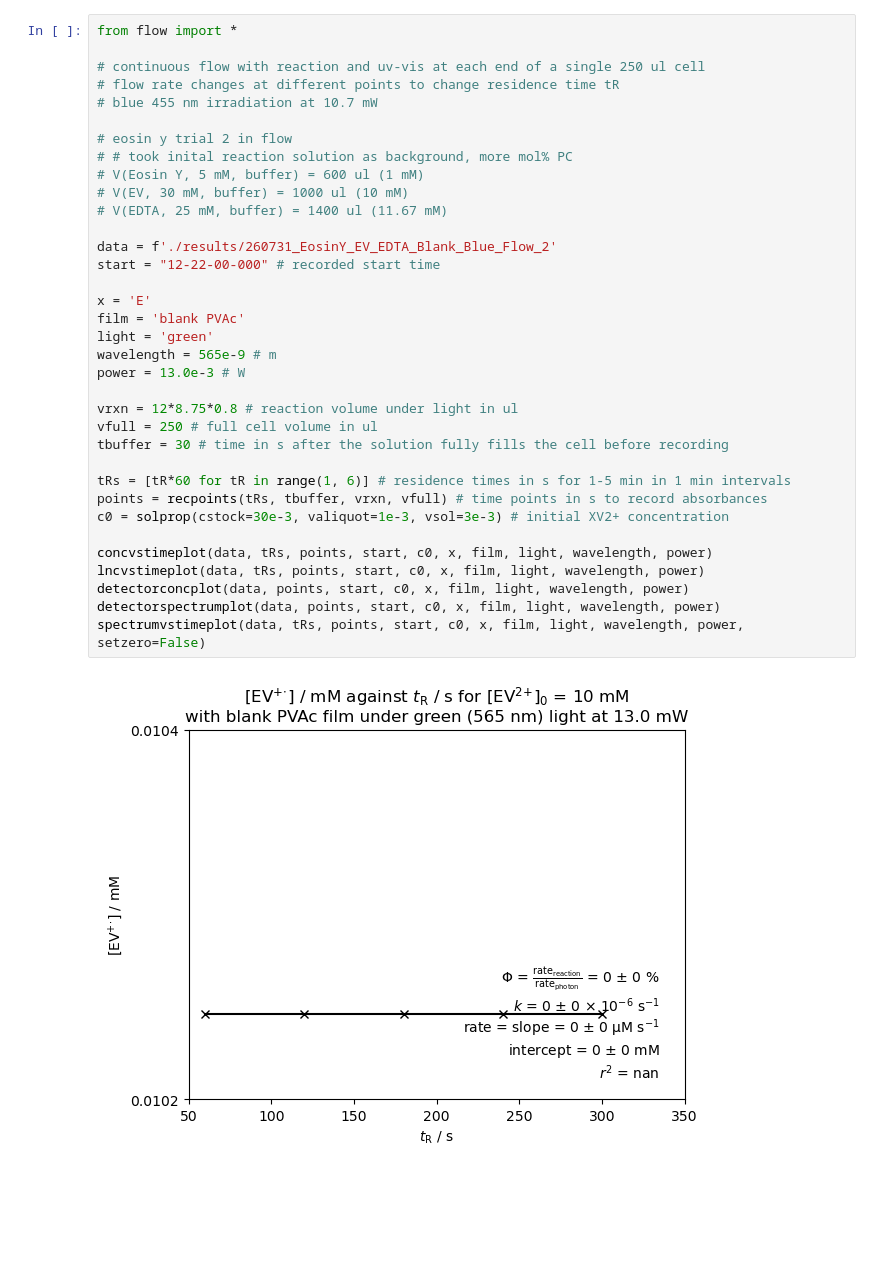
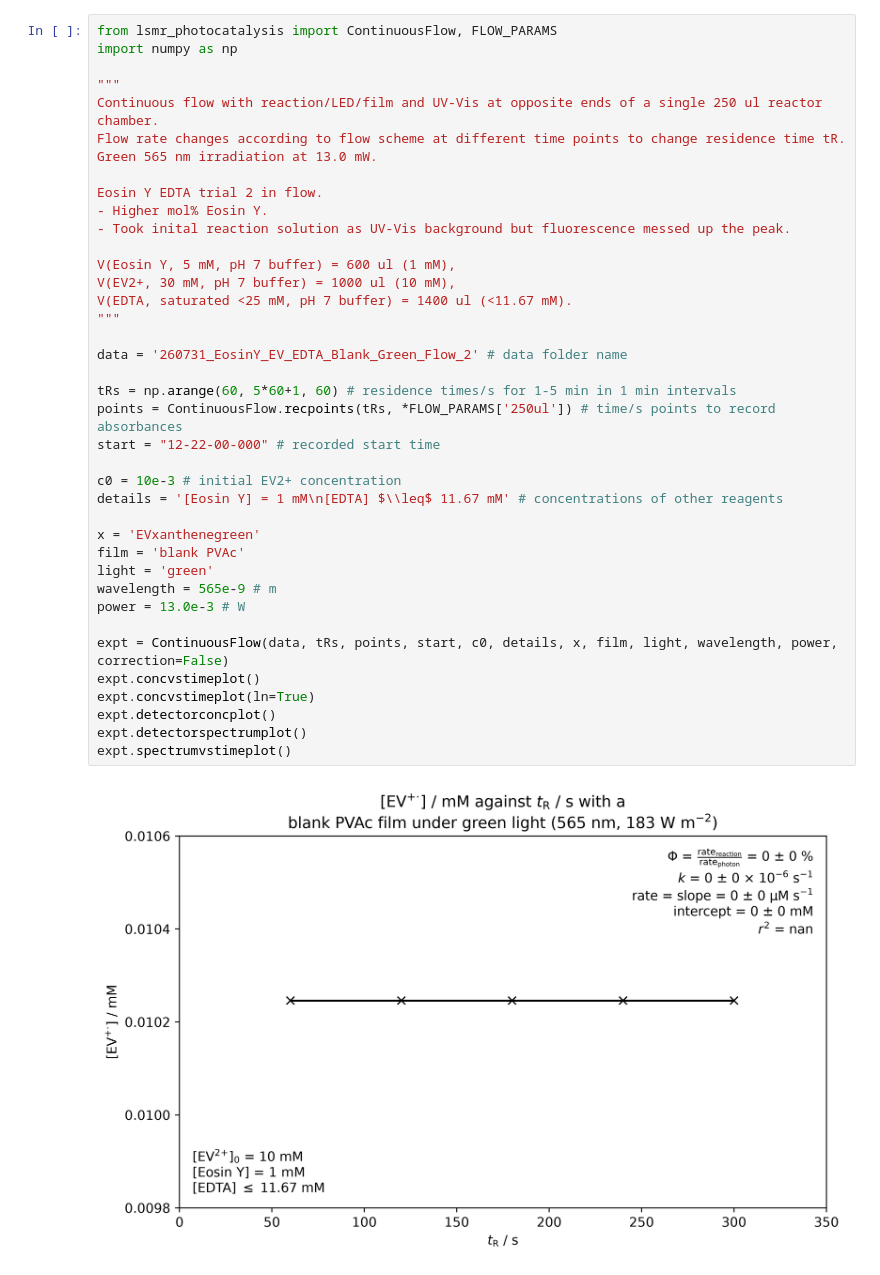
Before and after one commit to Cambridge-PAM/lsmr-photocatalysis, a Jupyter notebook: notebooks/eosiny/260731_flow_green_eosiny_1_ev_10_edta_11.67.ipynb, the cells around one changed output. Drawn from its saved outputs; the diff is of its cells as text; blank space fills up the shorter version.

```diff
--- a/notebooks/eosiny/260731_flow_green_eosiny_1_ev_10_edta_11.67.ipynb
+++ b/notebooks/eosiny/260731_flow_green_eosiny_1_ev_10_edta_11.67.ipynb
@@ -1,37 +1,41 @@
 # %%
-from flow import *
+from lsmr_photocatalysis import ContinuousFlow, FLOW_PARAMS
+import numpy as np
 
-# continuous flow with reaction and uv-vis at each end of a single 250 ul cell
-# flow rate changes at different points to change residence time tR
-# blue 455 nm irradiation at 10.7 mW
+"""
+Continuous flow with reaction/LED/film and UV-Vis at opposite ends of a single 250 ul reactor chamber.
+Flow rate changes according to flow scheme at different time points to change residence time tR.
+Green 565 nm irradiation at 13.0 mW.
 
-# eosin y trial 2 in flow
-# # took inital reaction solution as background, more mol% PC
-# V(Eosin Y, 5 mM, buffer) = 600 ul (1 mM)
-# V(EV, 30 mM, buffer) = 1000 ul (10 mM)
-# V(EDTA, 25 mM, buffer) = 1400 ul (11.67 mM)
+Eosin Y EDTA trial 2 in flow.
+- Higher mol% Eosin Y.
+- Took inital reaction solution as UV-Vis background but fluorescence messed up the peak.
 
-data = f'./results/260731_EosinY_EV_EDTA_Blank_Blue_Flow_2'
+V(Eosin Y, 5 mM, pH 7 buffer) = 600 ul (1 mM),
+V(EV2+, 30 mM, pH 7 buffer) = 1000 ul (10 mM),
+V(EDTA, saturated <25 mM, pH 7 buffer) = 1400 ul (<11.67 mM).
+"""
+
+data = '260731_EosinY_EV_EDTA_Blank_Green_Flow_2' # data folder name
+
+tRs = np.arange(60, 5*60+1, 60) # residence times/s for 1-5 min in 1 min intervals
+points = ContinuousFlow.recpoints(tRs, *FLOW_PARAMS['250ul']) # time/s points to record absorbances
 start = "12-22-00-000" # recorded start time
 
-x = 'E'
+c0 = 10e-3 # initial EV2+ concentration
+details = '[Eosin Y] = 1 mM\n[EDTA] $\\leq$ 11.67 mM' # concentrations of other reagents
+
+x = 'EVxanthenegreen'
 film = 'blank PVAc'
 light = 'green'
 wavelength = 565e-9 # m
 power = 13.0e-3 # W
 
-vrxn = 12*8.75*0.8 # reaction volume under light in ul
-vfull = 250 # full cell volume in ul
-tbuffer = 30 # time in s after the solution fully fills the cell before recording
-
-tRs = [tR*60 for tR in range(1, 6)] # residence times in s for 1-5 min in 1 min intervals
-points = recpoints(tRs, tbuffer, vrxn, vfull) # time points in s to record absorbances
-c0 = solprop(cstock=30e-3, valiquot=1e-3, vsol=3e-3) # initial XV2+ concentration
-
-concvstimeplot(data, tRs, points, start, c0, x, film, light, wavelength, power)
-lncvstimeplot(data, tRs, points, start, c0, x, film, light, wavelength, power)
-detectorconcplot(data, points, start, c0, x, film, light, wavelength, power)
-detectorspectrumplot(data, points, start, c0, x, film, light, wavelength, power)
-spectrumvstimeplot(data, tRs, points, start, c0, x, film, light, wavelength, power, setzero=False)
+expt = ContinuousFlow(data, tRs, points, start, c0, details, x, film, light, wavelength, power, correction=False)
+expt.concvstimeplot()
+expt.concvstimeplot(ln=True)
+expt.detectorconcplot()
+expt.detectorspectrumplot()
+expt.spectrumvstimeplot()
 # %% [output]
-[figure, old version]
+[figure, new version]
```
Also changed, not shown: parts of 1 cell of this notebook, 1 other file.
